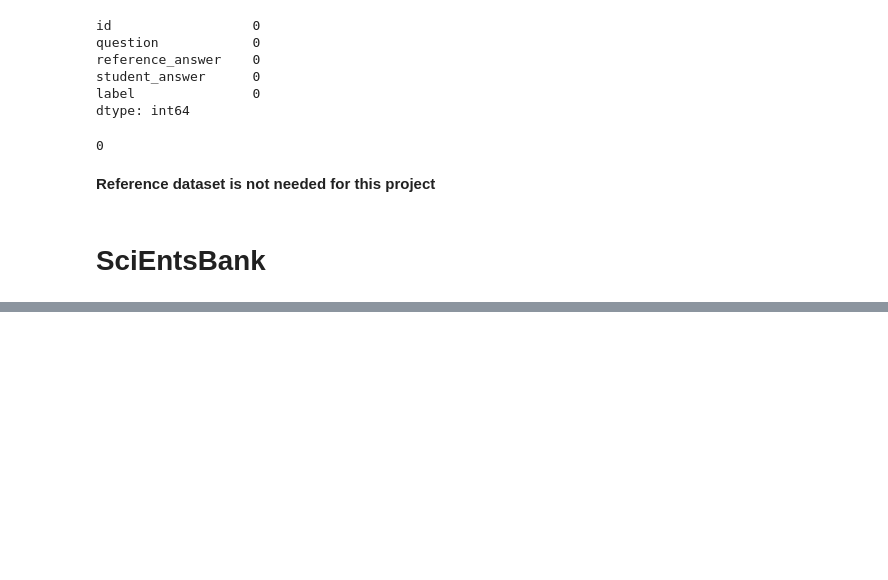
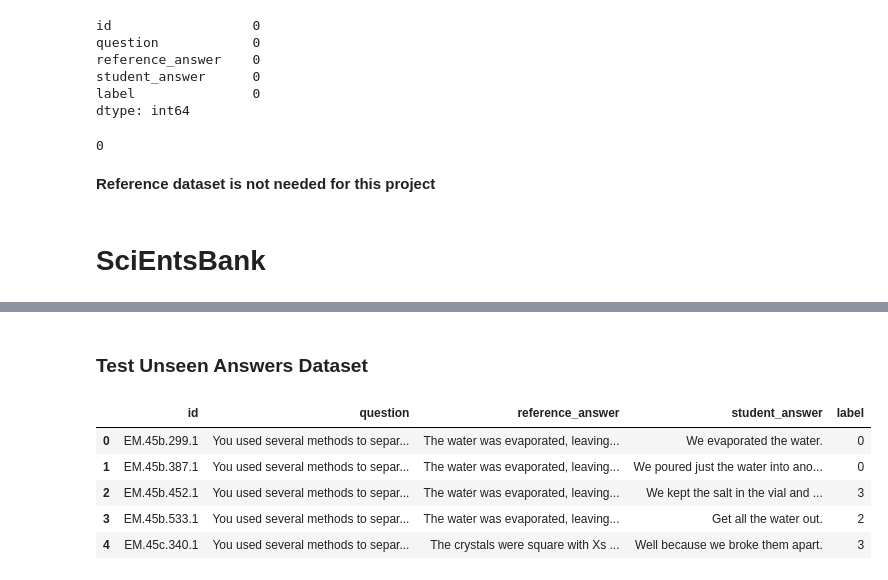
Before and after one commit to ashwin-v4/ASAG, a Jupyter notebook: datasets.ipynb, the cells around one changed output, grey strips where cells are left out. Cells and saved outputs as stored; diff of their text form; code cells hidden in the pictures; blank space fills up the shorter version.

```diff
--- a/datasets.ipynb
+++ b/datasets.ipynb
@@ -142,0 +183,14 @@ dtype: int64
+# %% [markdown]
+### Test Unseen Answers Dataset
+# %%
+test_sc_ua = pd.read_parquet("Data/SciEntsBank/data/test-ua-00001.parquet")
+test_sc_ua.to_csv("csv/SciEntsBank/test_sc_ua.csv", index=False)
+# %%
+test_sc_ua.head()
+# %% [output]
+|  | id | question | reference_answer | student_answer | label |
+| 0 | EM.45b.299.1 | You used several methods to separ... | The water was evaporated, leaving... | We evaporated the water. | 0 |
+| 1 | EM.45b.387.1 | You used several methods to separ... | The water was evaporated, leaving... | We poured just the water into ano... | 0 |
+| 2 | EM.45b.452.1 | You used several methods to separ... | The water was evaporated, leaving... | We kept the salt in the vial and ... | 3 |
+| 3 | EM.45b.533.1 | You used several methods to separ... | The water was evaporated, leaving... | Get all the water out. | 2 |
+| 4 | EM.45c.340.1 | You used several methods to separ... | The crystals were square with Xs ... | Well because we broke them apart. | 3 |
```
Also changed, not shown: parts of 17 cells of this notebook, 4 other files.
